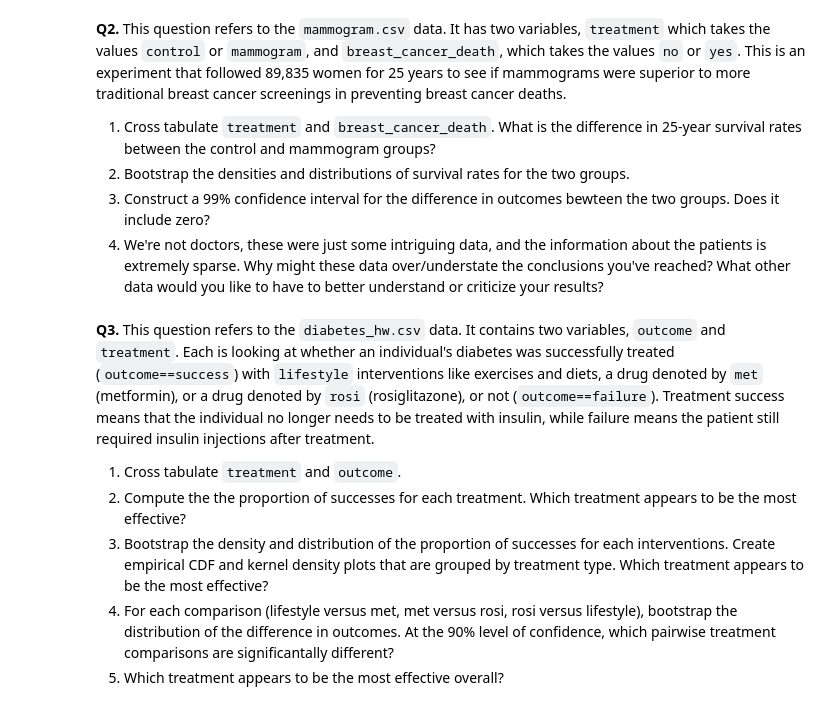
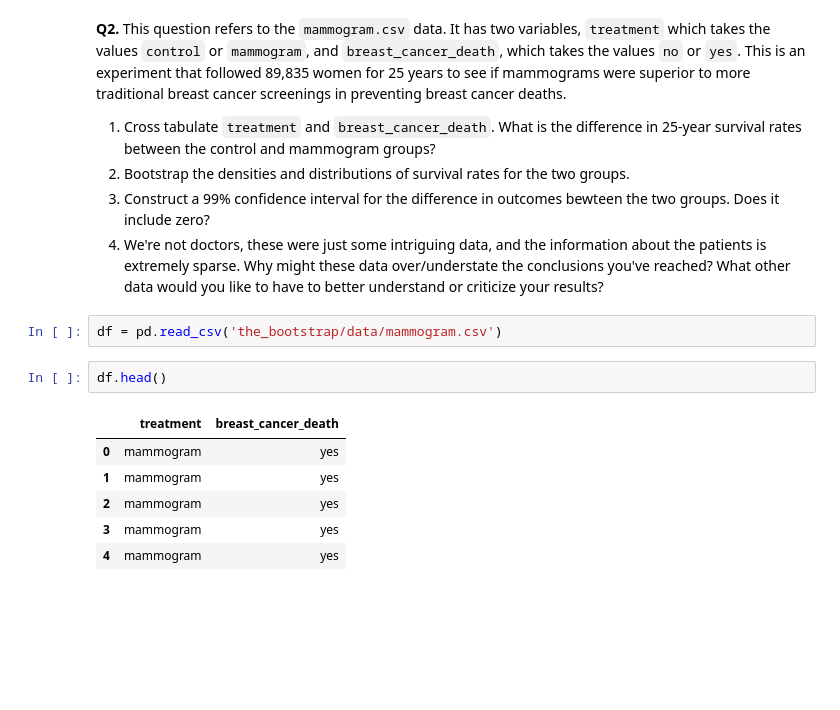
Before and after one commit to pwy7fv/the_bootstrap, a Jupyter notebook: assignment_5.ipynb, the cells around one changed output. Saved outputs shown, nothing was run; the diff lists cells and outputs as text; blank space fills up the shorter version.

```diff
--- a/assignment_5.ipynb
+++ b/assignment_5.ipynb
@@ -119,11 +119,14 @@ plt.show()
 2. Bootstrap the densities and distributions of survival rates for the two groups.
 3. Construct a 99% confidence interval for the difference in outcomes bewteen the two groups. Does it include zero?
 4. We're not doctors, these were just some intriguing data, and the information about the patients is extremely sparse. Why might these data over/understate the conclusions you've reached? What other data would you like to have to better understand or criticize your results?
-# %% [markdown]
-**Q3.** This question refers to the `diabetes_hw.csv` data. It contains two variables, `outcome` and `treatment`. Each is looking at whether an individual's diabetes was successfully treated (`outcome==success`) with `lifestyle` interventions like exercises and diets, a drug denoted by `met` (metformin), or a drug denoted by `rosi` (rosiglitazone), or not (`outcome==failure`). Treatment success means that the individual no longer needs to be treated with insulin, while failure means the patient still required insulin injections after treatment.
-
-1. Cross tabulate `treatment` and `outcome`.
-2. Compute the the proportion of successes for each treatment. Which treatment appears to be the most effective?
-3. Bootstrap the density and distribution of the proportion of successes for each interventions. Create empirical CDF and kernel density plots that are grouped  by treatment type. Which treatment appears to be the most effective?
-4. For each comparison (lifestyle versus met, met versus rosi, rosi versus lifestyle), bootstrap the distribution of the difference in outcomes. At the 90% level of confidence, which pairwise treatment comparisons are significantally different?
-5. Which treatment appears to be the most effective overall?
+# %%
+df = pd.read_csv('the_bootstrap/data/mammogram.csv')
+# %%
+df.head()
+# %% [output]
+|  | treatment | breast_cancer_death |
+| 0 | mammogram | yes |
+| 1 | mammogram | yes |
+| 2 | mammogram | yes |
+| 3 | mammogram | yes |
+| 4 | mammogram | yes |
```
Also changed, not shown: parts of 9 cells of this notebook.
